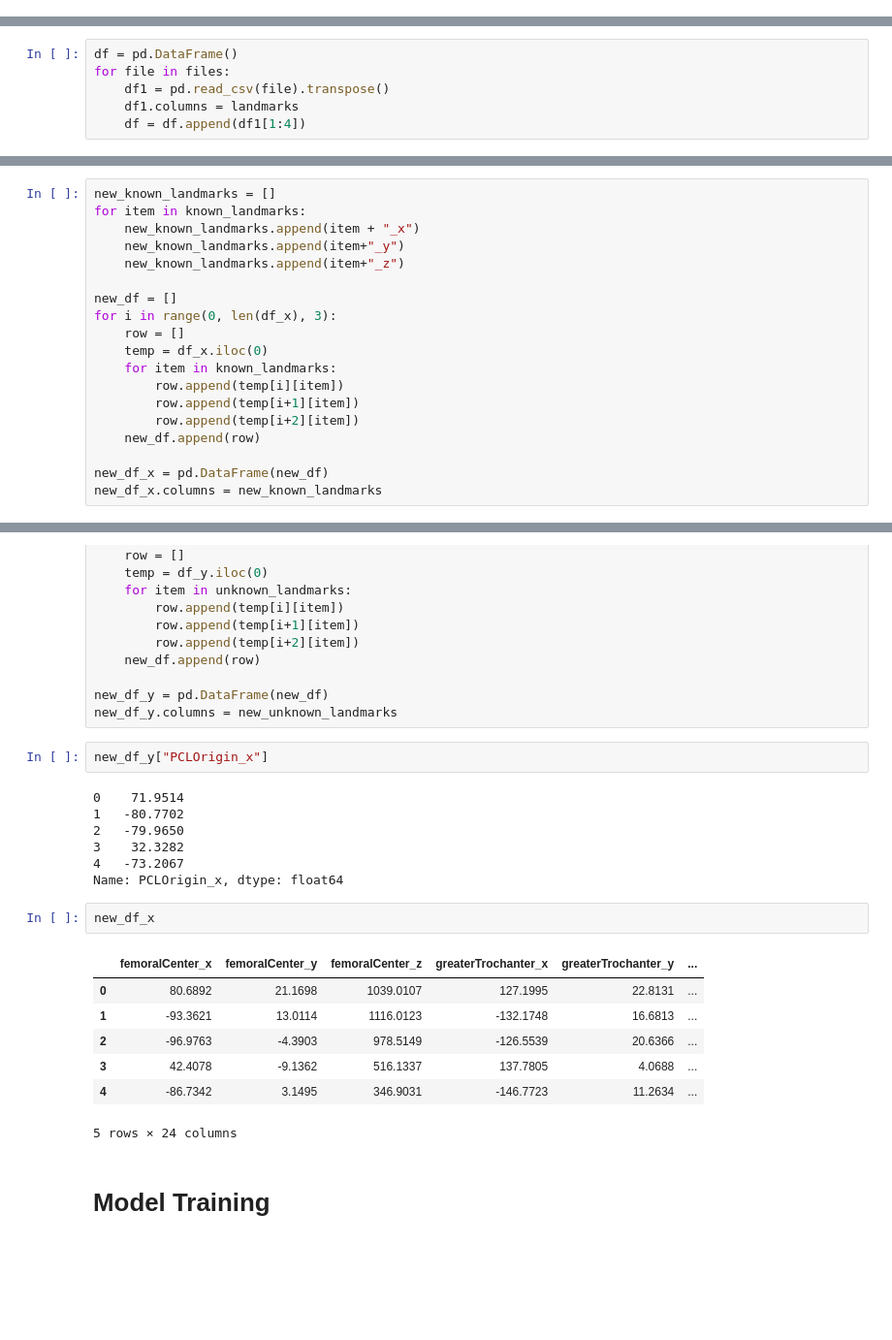
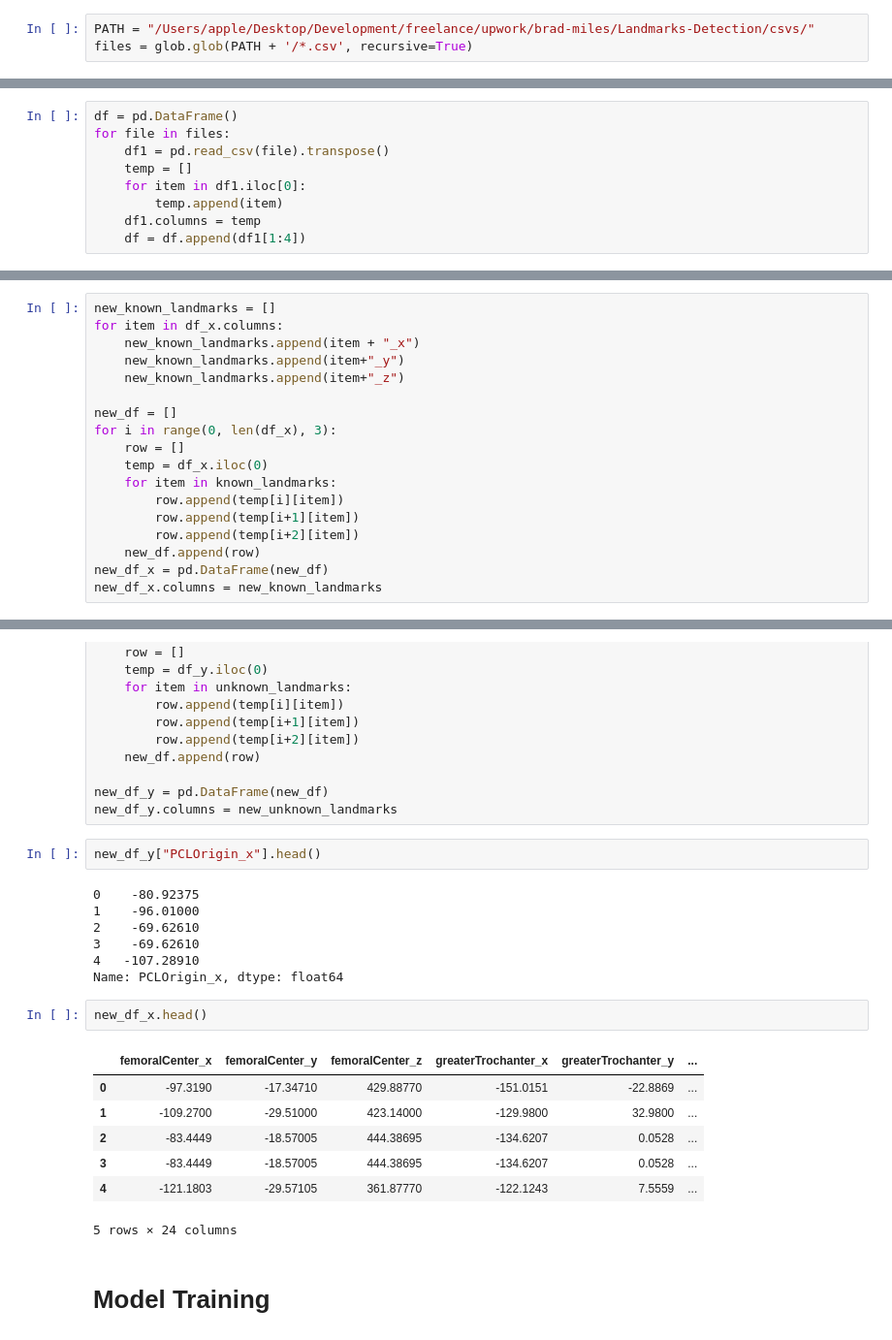
Before and after one commit to raminrafi/Regression-Model---Detection-of-Landmarks-on-Knee-Joints-Using-CSV-Data, a Jupyter notebook: Regression-csv.ipynb, the cells around one changed output, grey strips where cells are left out. Shown at 97% size. Saved outputs shown, nothing was run; the diff lists cells and outputs as text; blank space fills up the shorter version.

```diff
--- a/Regression-csv.ipynb
+++ b/Regression-csv.ipynb
@@ -7,5 +36,8 @@ files = glob.glob(PATH + '/*.csv', recursive=True)
 # %% [markdown]
 # Data Preprocessing
+# %%
+PATH = "/Users/apple/Desktop/Development/freelance/upwork/brad-miles/Landmarks-Detection/csvs/"
+files = glob.glob(PATH + '/*.csv', recursive=True)
 # %%
 #defining known and unknown landmarks
 landmarks = [
@@ -46,7 +78,10 @@ unknown_landmarks = [
 df = pd.DataFrame()
 for file in files:
     df1 = pd.read_csv(file).transpose()
-    df1.columns = landmarks
+    temp = []
+    for item in df1.iloc[0]:
+        temp.append(item)
+    df1.columns = temp
     df = df.append(df1[1:4])
 # %%
 df.head()
@@ -81,6 +116,6 @@ df_y.head()
 # %%
 new_known_landmarks = []
-for item in known_landmarks:
+for item in df_x.columns:
     new_known_landmarks.append(item + "_x")
     new_known_landmarks.append(item+"_y")
     new_known_landmarks.append(item+"_z")
@@ -94,7 +129,6 @@ for i in range(0, len(df_x), 3):
         row.append(temp[i+1][item])
         row.append(temp[i+2][item])
     new_df.append(row)
-
 new_df_x = pd.DataFrame(new_df)
 new_df_x.columns = new_known_landmarks
 # %%
@@ -127,23 +161,23 @@ for i in range(0, len(df_y), 3):
 new_df_y = pd.DataFrame(new_df)
 new_df_y.columns = new_unknown_landmarks
 # %%
-new_df_y["PCLOrigin_x"]
+new_df_y["PCLOrigin_x"].head()
 # %% [output]
-0    71.9514
-1   -80.7702
-2   -79.9650
-3    32.3282
-4   -73.2067
+0    -80.92375
+1    -96.01000
+2    -69.62610
+3    -69.62610
+4   -107.28910
 Name: PCLOrigin_x, dtype: float64
 # %%
-new_df_x
+new_df_x.head()
 # %% [output]
 |  | femoralCenter_x | femoralCenter_y | femoralCenter_z | greaterTrochanter_x | greaterTrochanter_y | ... |
-| 0 | 80.6892 | 21.1698 | 1039.0107 | 127.1995 | 22.8131 | ... |
-| 1 | -93.3621 | 13.0114 | 1116.0123 | -132.1748 | 16.6813 | ... |
-| 2 | -96.9763 | -4.3903 | 978.5149 | -126.5539 | 20.6366 | ... |
-| 3 | 42.4078 | -9.1362 | 516.1337 | 137.7805 | 4.0688 | ... |
-| 4 | -86.7342 | 3.1495 | 346.9031 | -146.7723 | 11.2634 | ... |
+| 0 | -97.3190 | -17.34710 | 429.88770 | -151.0151 | -22.8869 | ... |
+| 1 | -109.2700 | -29.51000 | 423.14000 | -129.9800 | 32.9800 | ... |
+| 2 | -83.4449 | -18.57005 | 444.38695 | -134.6207 | 0.0528 | ... |
+| 3 | -83.4449 | -18.57005 | 444.38695 | -134.6207 | 0.0528 | ... |
+| 4 | -121.1803 | -29.57105 | 361.87770 | -122.1243 | 7.5559 | ... |
 5 rows × 24 columns
 # %% [markdown]
 # Model Training
```
Also changed, not shown: parts of 14 cells of this notebook, 5 other files.
